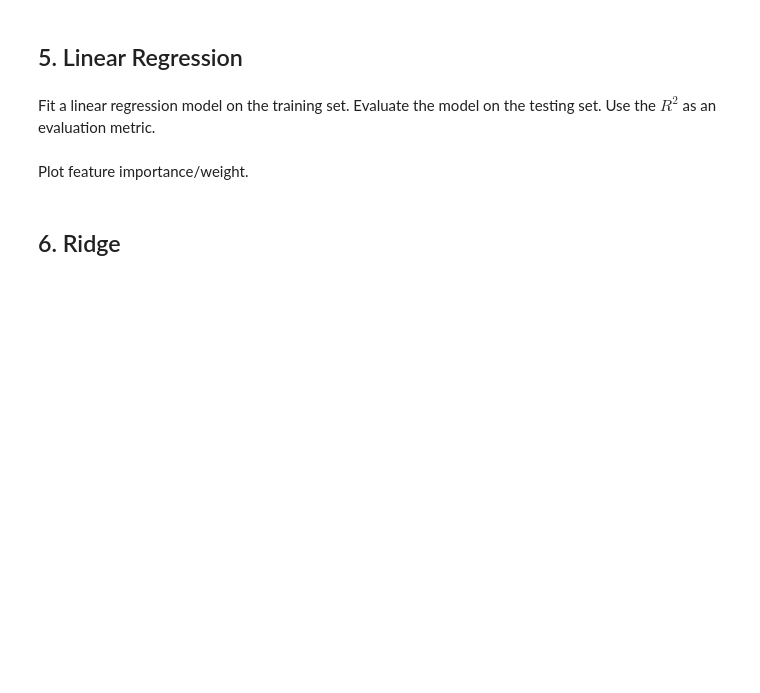
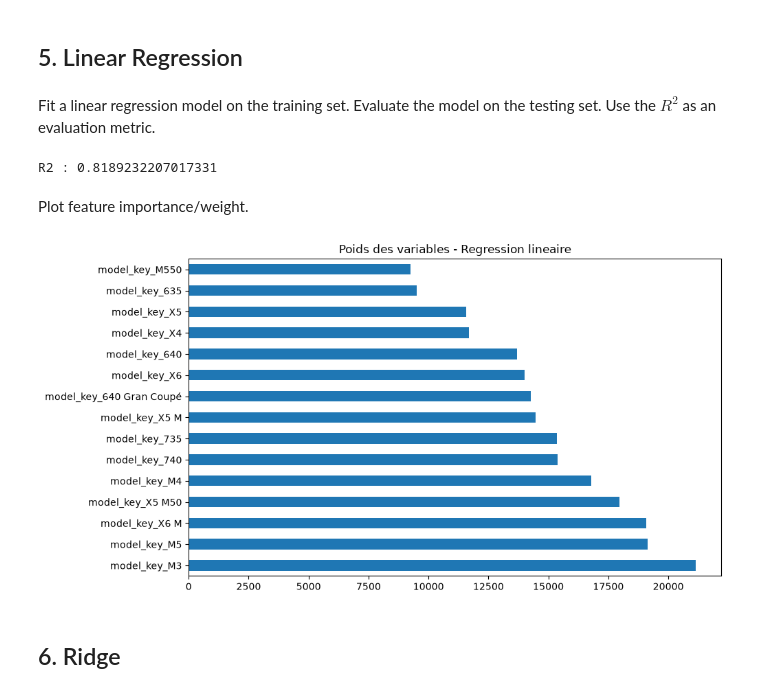
Before and after one commit to MATHYSECE/TD3-Introduction-machine-learning, a Jupyter notebook: Exo4_bmw_price_prediction_exercise_en.ipynb, the cells around one changed output. Saved outputs shown, nothing was run; the diff lists cells and outputs as text; code cells hidden in the pictures; blank space fills up the shorter version.

```diff
--- a/Exo4_bmw_price_prediction_exercise_en.ipynb
+++ b/Exo4_bmw_price_prediction_exercise_en.ipynb
@@ -88,2 +199,11 @@ Creating polynomial features for numerical columns
 # %% [markdown]
 ### 4.3. Scaling numerical variables
+# %%
+colonnes_a_mettre_a_lechelle = list(noms_colonnes)
+
+echelle = StandardScaler()
+
+x_entrainement[colonnes_a_mettre_a_lechelle] = echelle.fit_transform(x_entrainement[colonnes_a_mettre_a_lechelle])
+x_test[colonnes_a_mettre_a_lechelle] = echelle.transform(x_test[colonnes_a_mettre_a_lechelle])
+
+x_entrainement.head()
@@ -91,3 +219,12 @@ Creating polynomial features for numerical columns
 ### 4.4. Categorical variables encoding
 # %% [markdown]
 Convert categorical columns into numerical columns using label encoding or one-hot encoding.
+# %%
+colonnes_texte = ['model_key', 'fuel', 'paint_color', 'car_type']
+
+x_entrainement = pd.get_dummies(x_entrainement, columns=colonnes_texte, drop_first=True)
+x_test = pd.get_dummies(x_test, columns=colonnes_texte, drop_first=True)
+
+x_test = x_test.reindex(columns=x_entrainement.columns, fill_value=0)
+
+x_entrainement.head()
@@ -94,2 +239,9 @@ Convert categorical columns into numerical columns using label encoding or one-h
 # %% [markdown]
 ### 4.5. Converting boolean columns
+# %%
+for colonne in x_entrainement.columns:
+    if x_entrainement[colonne].dtype == bool:
+        x_entrainement[colonne] = x_entrainement[colonne].astype(int)
+        x_test[colonne] = x_test[colonne].astype(int)
+
+x_entrainement.dtypes.value_counts()
@@ -97,8 +253,27 @@ Convert categorical columns into numerical columns using label encoding or one-h
 ## 5. Linear Regression
 # %% [markdown]
 Fit a linear regression model on the training set. Evaluate the model on the testing set. Use the $R^2$ as an evaluation metric.
+# %%
+modele_lineaire = LinearRegression()
+modele_lineaire.fit(x_entrainement, y_entrainement)
+
+predictions_lineaire = modele_lineaire.predict(x_test)
+
+print("R2 :", r2_score(y_test, predictions_lineaire))
+# %% [output]
+R2 : 0.8189232207017331
 # %% [markdown]
 Plot feature importance/weight.
+# %%
+poids_lineaire = pd.Series(modele_lineaire.coef_, index=x_entrainement.columns)
+plus_importants = poids_lineaire.abs().sort_values(ascending=False).head(15).index
+
+plt.figure(figsize=(10, 6))
+poids_lineaire[plus_importants].plot(kind='barh')
+plt.title("Poids des variables - Regression lineaire")
+plt.show()
+# %% [output]
+[figure, added]
 # %% [markdown]
 ## 6. Ridge
 # %% [markdown]
```
Also changed, not shown: parts of 14 cells of this notebook.
